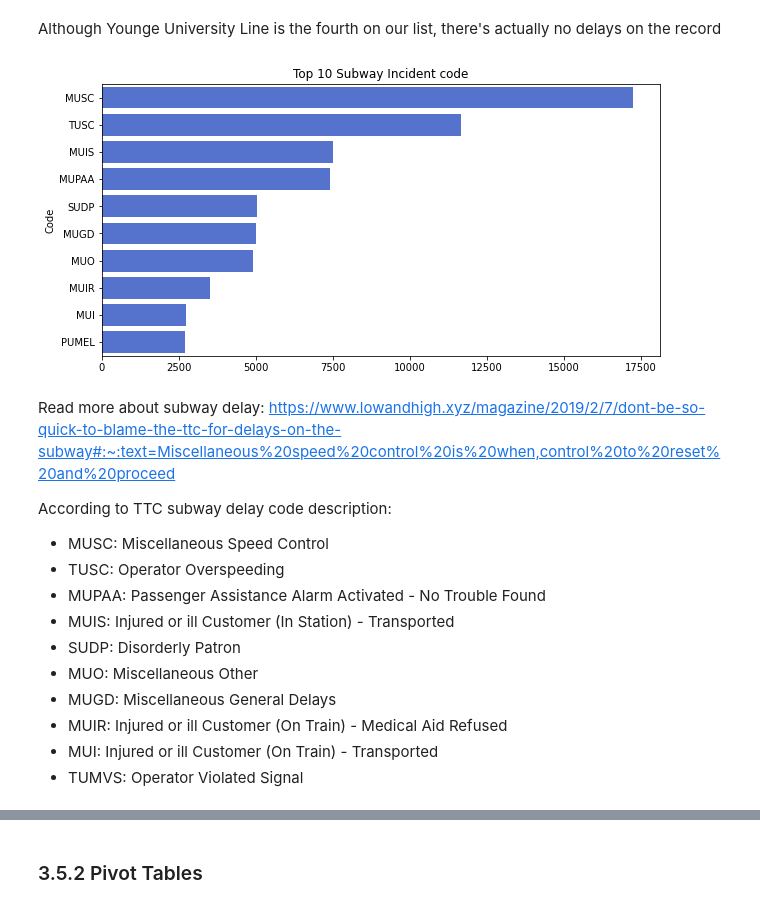
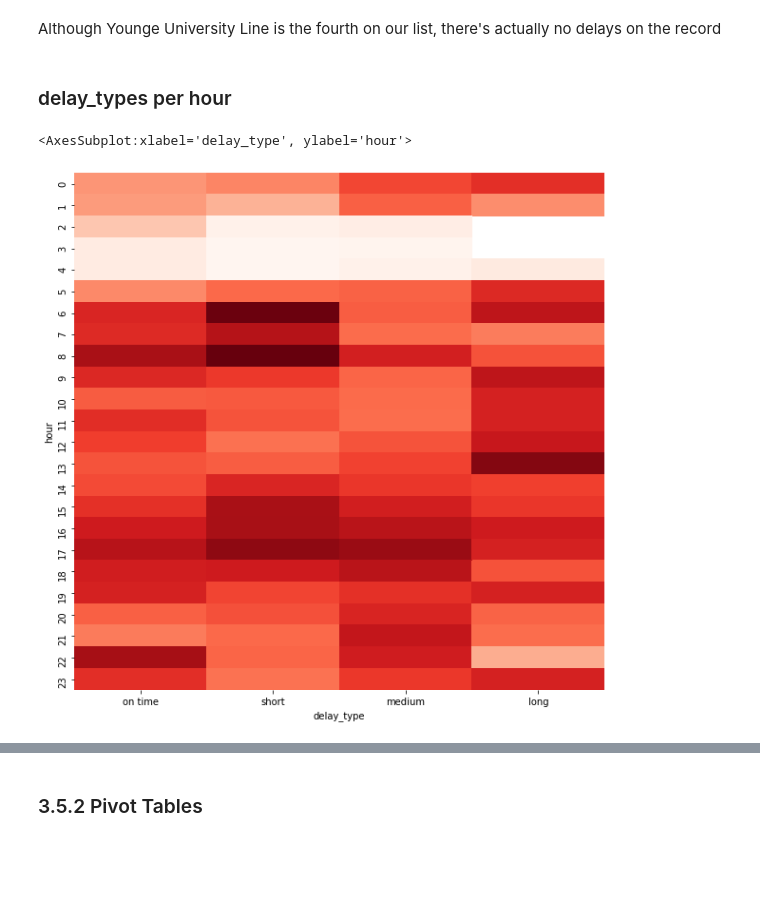
Before and after one commit to JasonYao3/TTC_transit_delay_proj, a Jupyter notebook: 4.Subway EDA.ipynb, the cells around one changed output, grey strips where cells are left out. Drawn from its saved outputs; the diff is of its cells as text; code cells hidden in the pictures; blank space fills up the shorter version.

```diff
--- a/4.Subway EDA.ipynb
+++ b/4.Subway EDA.ipynb
@@ -259,25 +337,5 @@ ax.set_title("Subway Incident Location");
 [figure]
 # %% [markdown]
 Although Younge University Line is the fourth on our list, there's actually no delays on the record
-# %%
-fig, ax = plt.subplots(1,1,figsize=(10,5))
-sns.countplot(y=subway_df.Code, order= subway_df.Code.value_counts().iloc[:10].index, color="royalblue")
-ax.set_title("Top 10 Subway Incident code")
-ax.set_xlabel('');
-# %% [output]
-[figure, removed]
-# %% [markdown]
-Read more about subway delay:
-https://www.lowandhigh.xyz/magazine/2019/2/7/dont-be-so-quick-to-blame-the-ttc-for-delays-on-the-subway#:~:text=Miscellaneous%20speed%20control%20is%20when,control%20to%20reset%20and%20proceed
-
-According to TTC subway delay code description:
-- MUSC: Miscellaneous Speed Control
-- TUSC: Operator Overspeeding
-- MUPAA: Passenger Assistance Alarm Activated - No Trouble Found
-- MUIS: Injured or ill Customer (In Station) - Transported
-- SUDP: Disorderly Patron
-- MUO: Miscellaneous Other
-- MUGD: Miscellaneous General Delays
-- MUIR: Injured or ill Customer (On Train) - Medical Aid Refused
-- MUI: Injured or ill Customer (On Train) - Transported
-- TUMVS: Operator Violated Signal
+# %% [markdown]
+### delay_types per hour
@@ -283,0 +344,12 @@ According to TTC subway delay code description:
+# %%
+subway_delay_types_table = subway_df.groupby(['delay_type','hour']).size() / subway_df.groupby('delay_type').size()
+subway_delay_types_table = subway_delay_types_table.unstack().transpose()
+
+subway_with_delay_types = subway_df[subway_df.delay_type.isin(subway_delay_types_table.columns.values)]
+sorted_subway_delay_types = subway_with_delay_types.delay_type.value_counts().index.values
+
+figure = plt.figure(figsize=(10,10))
+sns.heatmap(subway_delay_types_table[sorted_subway_delay_types], cmap="Reds", cbar=False)
+# %% [output]
+<AxesSubplot:xlabel='delay_type', ylabel='hour'>
+[figure, added]
```
Also changed, not shown: parts of 28 cells of this notebook, 4 other files.
